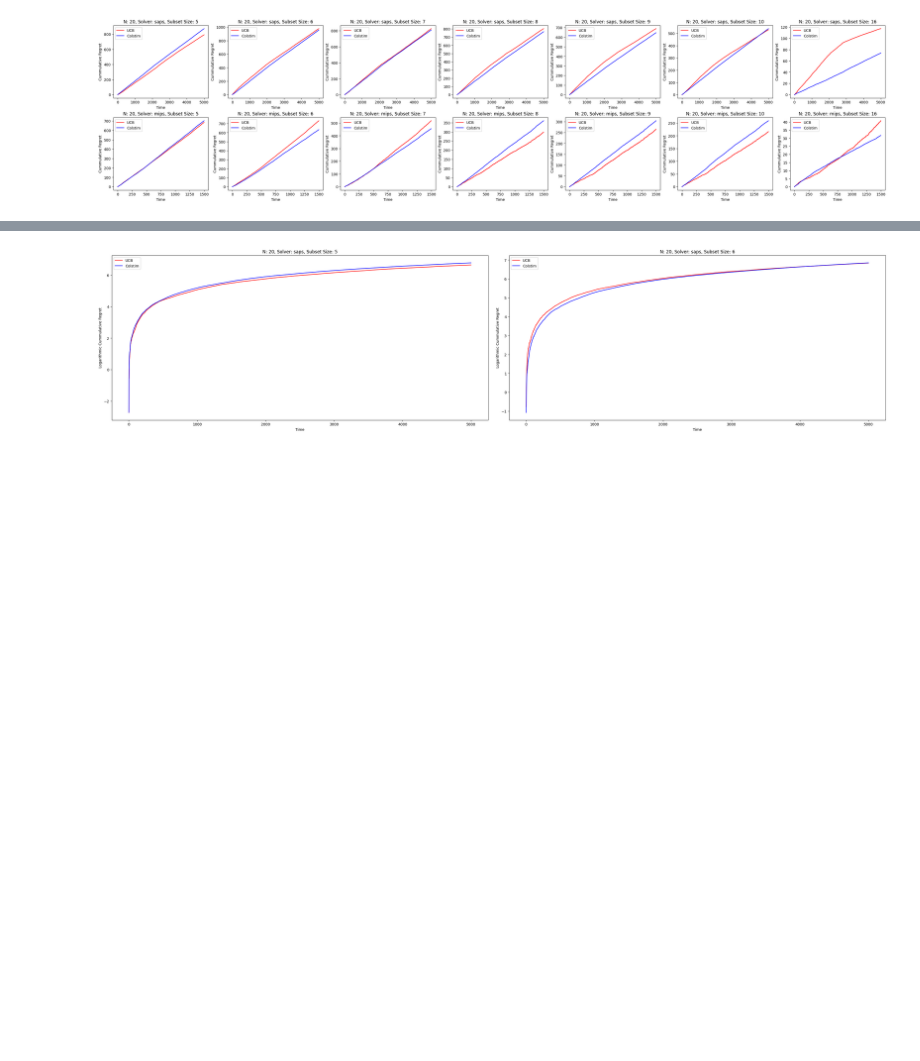
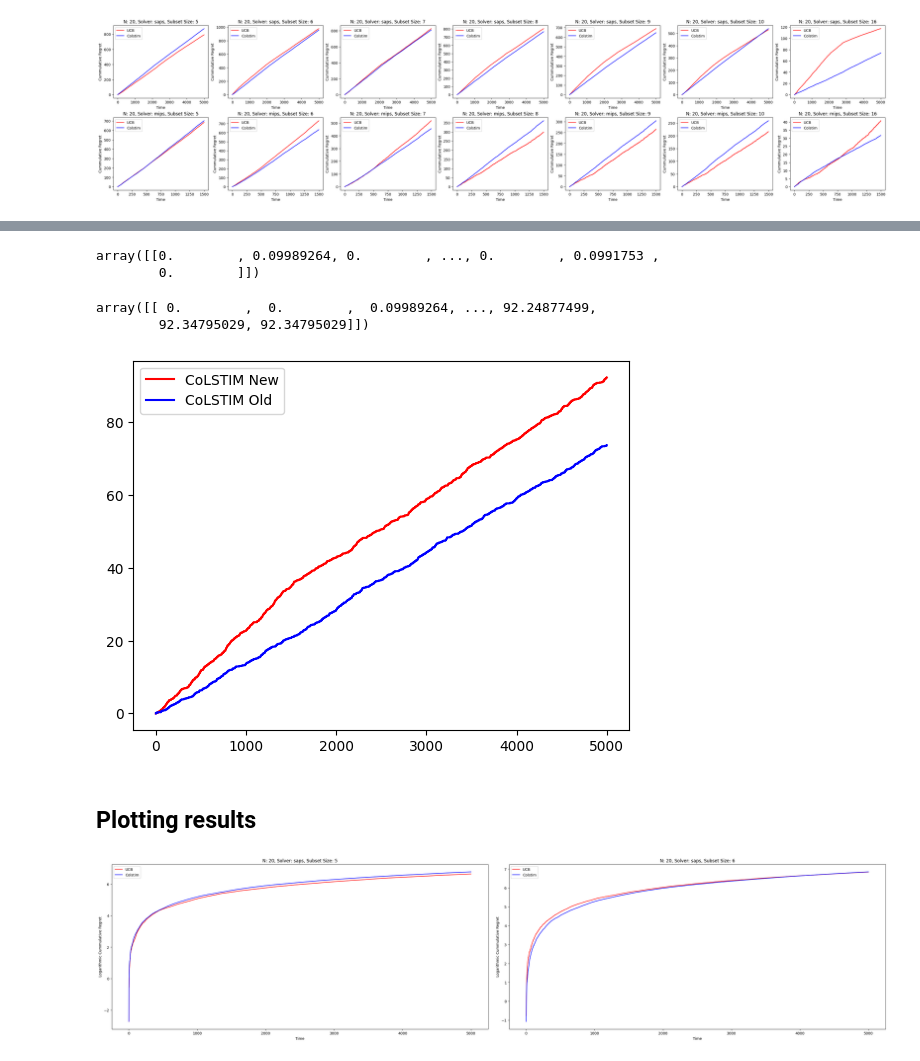
Before and after one commit to sshivam95/Multi-Dueling-Bandits, a Jupyter notebook: test.ipynb, the cells around one changed output, grey strips where cells are left out. Cells and saved outputs as stored; diff of their text form; code cells hidden in the pictures; blank space fills up the shorter version.

```diff
--- a/test.ipynb
+++ b/test.ipynb
@@ -127,3 +149,39 @@ plt.show()
+# %%
+regret = np.load("Colstim_saps_16_new.npy")
+regret
+# %% [output]
+array([[0.        , 0.09989264, 0.        , ..., 0.        , 0.0991753 ,
+        0.        ]])
+# %%
+def compute_cumm_reg(regrets):
+    cummulative_regrets = []
+    for regret in regrets:
+        cummulative_regret = [0]
+        for i, value in enumerate(regret):
+            cummulative_regret.append((cummulative_regret[-1] + value))
+        cummulative_regrets.append(cummulative_regret)
+    return np.array(cummulative_regrets)
+
+cum_reg_colstim = compute_cumm_reg(regret)
+cum_reg_colstim
+# %% [output]
+array([[ 0.        ,  0.        ,  0.09989264, ..., 92.24877499,
+        92.34795029, 92.34795029]])
+# %%
+# from util.metrics import compute_cumm_reg
+import matplotlib.pyplot as plt
+
+cum_reg_ucb = compute_cumm_reg(np.load(f"Regret_results_2//regret_Colstim_saps_16.npy"))
+cum_reg_ucb = np.array(cum_reg_ucb)
+colors = ["red", "blue"]
+plt.plot(cum_reg_colstim.T, color=colors[0], label=f"CoLSTIM New")
+plt.plot(cum_reg_ucb[0].T, color=colors[1], label=f"CoLSTIM Old")
+plt.legend()
+plt.show()
+# %% [output]
+[figure, added]
+# %% [markdown]
+## Plotting results
 # %%
 from algorithms import regret_minimizing_algorithms
 from util.constants import Solver
```
Also changed, not shown: parts of 9 cells of this notebook.
